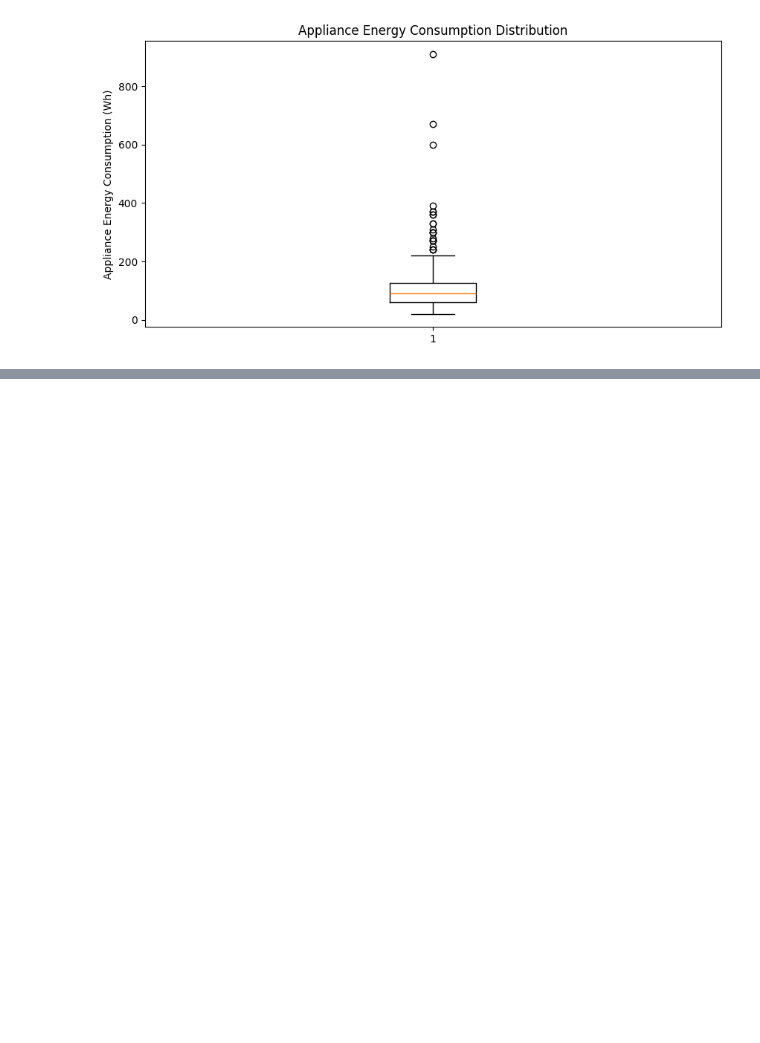
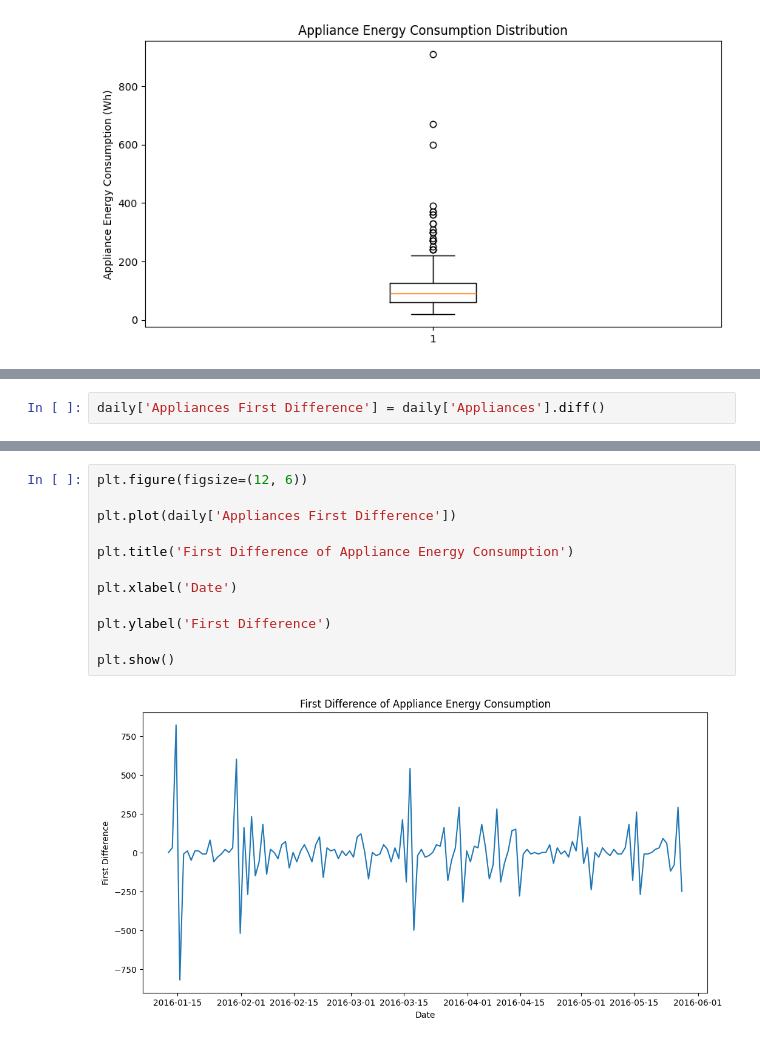
Before and after one commit to pericles-1995/CA1-2026193, a Jupyter notebook: CA2 ML.ipynb, the cells around one changed output, grey strips where cells are left out. Saved outputs shown, nothing was run; the diff lists cells and outputs as text; blank space fills up the shorter version.

```diff
--- a/CA2 ML.ipynb
+++ b/CA2 ML.ipynb
@@ -567,0 +580,2 @@ plt.show()
+# %%
+daily['Appliances First Difference'] = daily['Appliances'].diff()
@@ -567,0 +592,14 @@ plt.show()
+# %%
+plt.figure(figsize=(12, 6))
+
+plt.plot(daily['Appliances First Difference'])
+
+plt.title('First Difference of Appliance Energy Consumption')
+
+plt.xlabel('Date')
+
+plt.ylabel('First Difference')
+
+plt.show()
+# %% [output]
+[figure, added]
```
Also changed, not shown: parts of 19 cells of this notebook.
